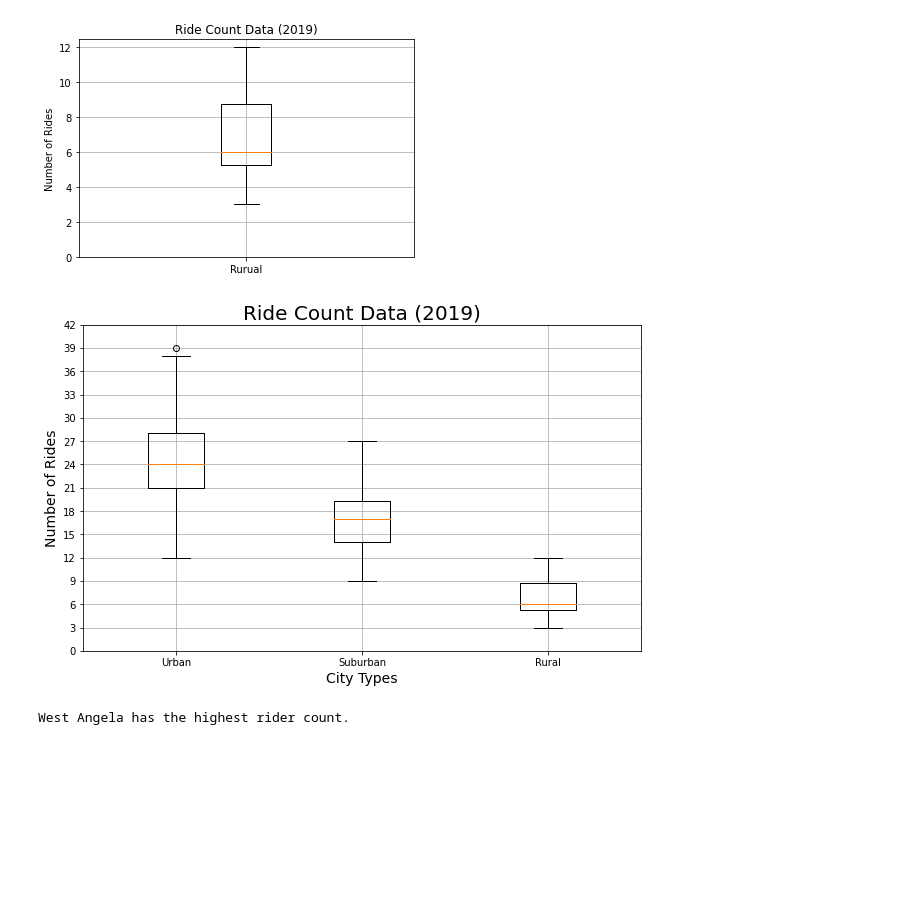
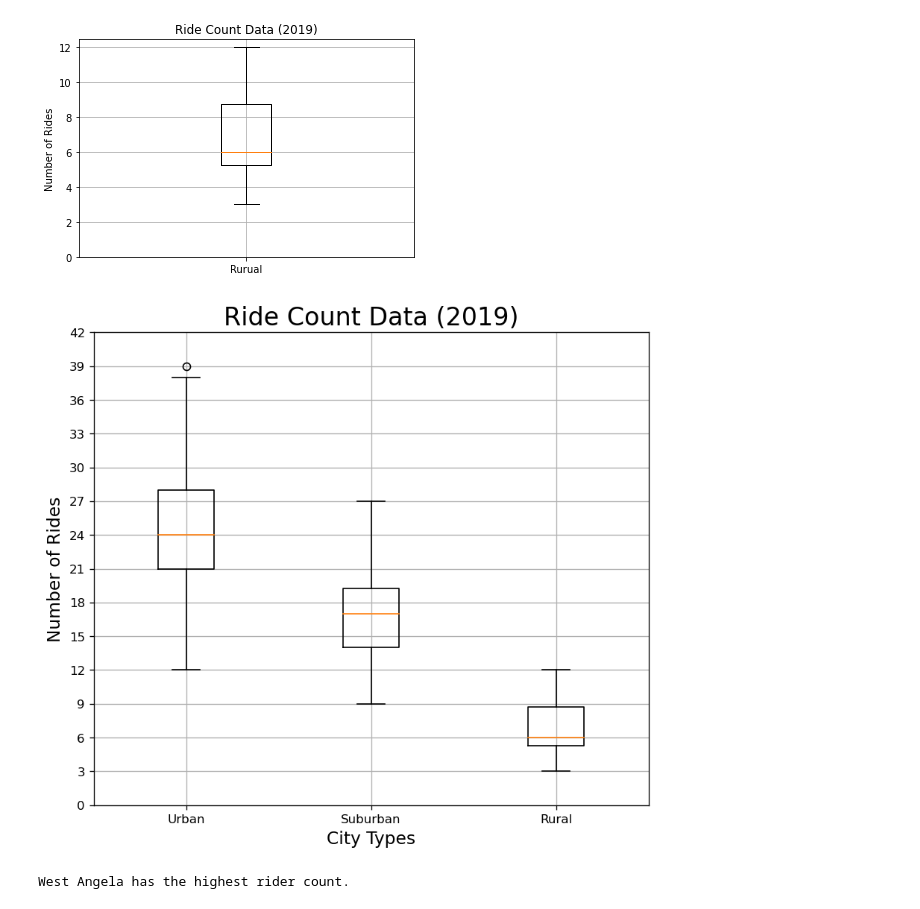
Before and after one commit to kbradleyvogt/PyBer_Analysis, a Jupyter notebook: PyBer_Analysis.ipynb, the cells around one changed output. Saved outputs shown, nothing was run; the diff lists cells and outputs as text; code cells hidden in the pictures; blank space fills up the shorter version.

```diff
--- a/PyBer_Analysis.ipynb
+++ b/PyBer_Analysis.ipynb
@@ -632,19 +632,19 @@ plt.show()
 # %%
 # Add all ride count box-and-whisker plots to the same graph.
 x_labels = ["Urban", "Suburban","Rural"]
 ride_count_data = [urban_ride_count, suburban_ride_count, rural_ride_count]
-fig, ax = plt.subplots(figsize=(10, 6))
+fig, ax = plt.subplots(figsize=(8, 7), dpi = 120)
 ax.set_title('Ride Count Data (2019)',fontsize=20)
 ax.set_ylabel('Number of Rides',fontsize=14)
 ax.set_xlabel("City Types",fontsize=14)
 ax.boxplot(ride_count_data, labels=x_labels)
 ax.set_yticks(np.arange(0, 45, step=3.0))
 ax.grid()
 # Save the figure.
-plt.savefig("analysis/Fig2.png")
+plt.savefig("analysis/Fig2.png", facecolor = "w")
 plt.show()
 # %% [output]
-[figure, old version]
+[figure, new version]
 # %%
 # Get the city that matches 39.
 urban_city_outlier = urban_ride_count[urban_ride_count==39].index[0]
```
Also changed, not shown: parts of 7 cells of this notebook, 2 other files.
